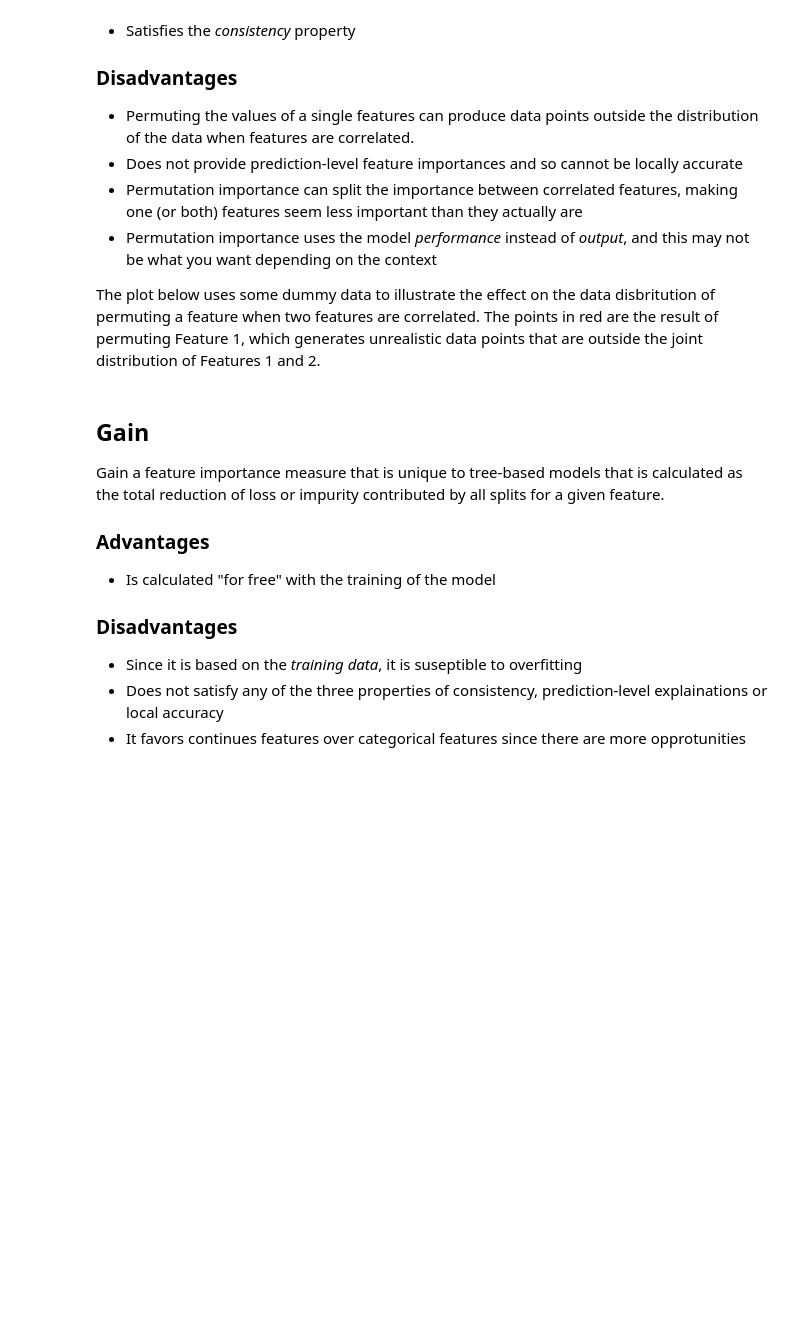
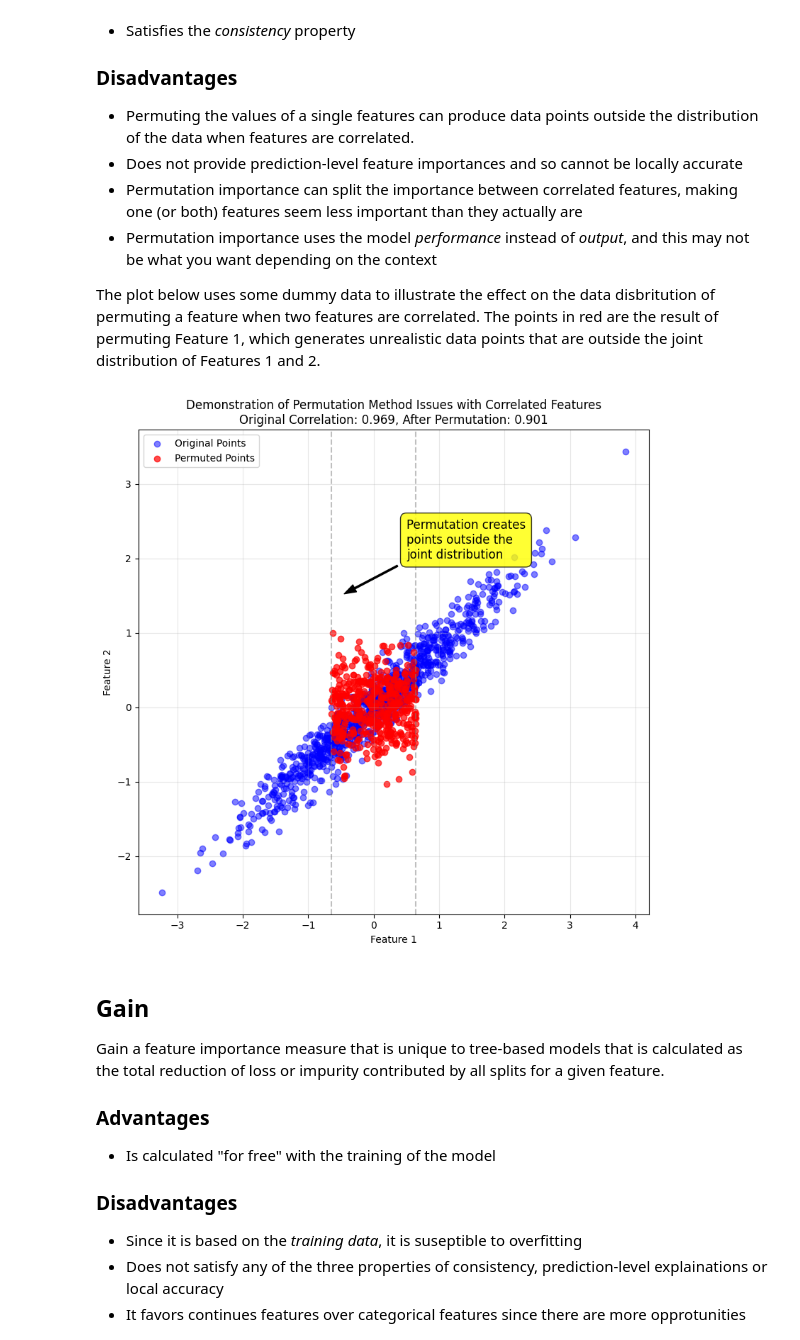
Before and after one commit to csprock/interpretable_ml_with_shap, a Jupyter notebook: demo_notebook.ipynb, the cells around one changed output. Drawn from its saved outputs; the diff is of its cells as text; code cells hidden in the pictures; blank space fills up the shorter version.

```diff
--- a/demo_notebook.ipynb
+++ b/demo_notebook.ipynb
@@ -282,3 +301,8 @@ plt.show()
+# %%
+from utils import plot_permuted_correlated_features
+plot_permuted_correlated_features()
+# %% [output]
+[figure, added]
 # %% [markdown]
 ## Gain
 
```
Also changed, not shown: parts of 26 cells of this notebook, 2 other files.
